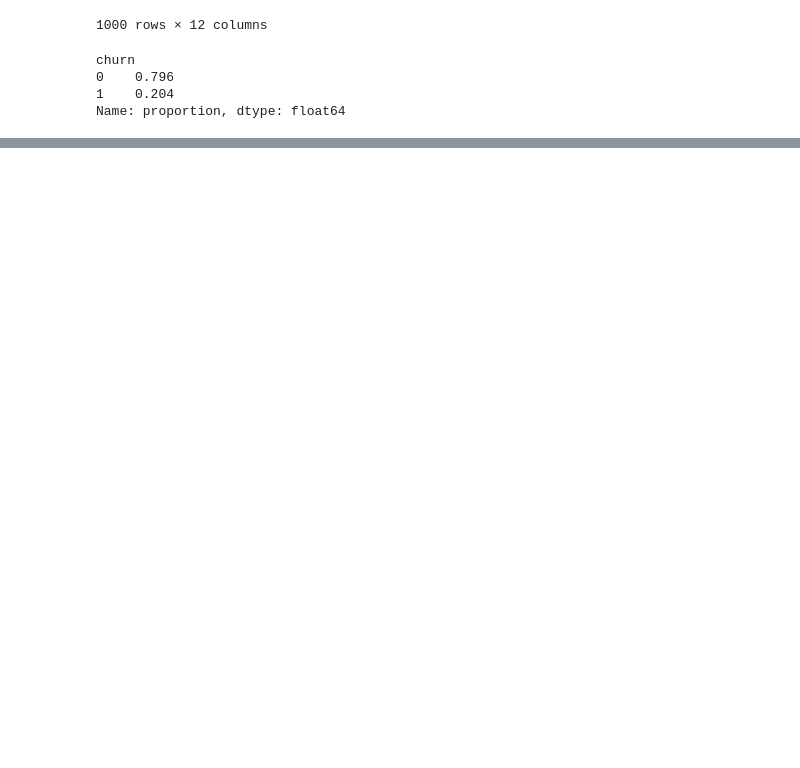
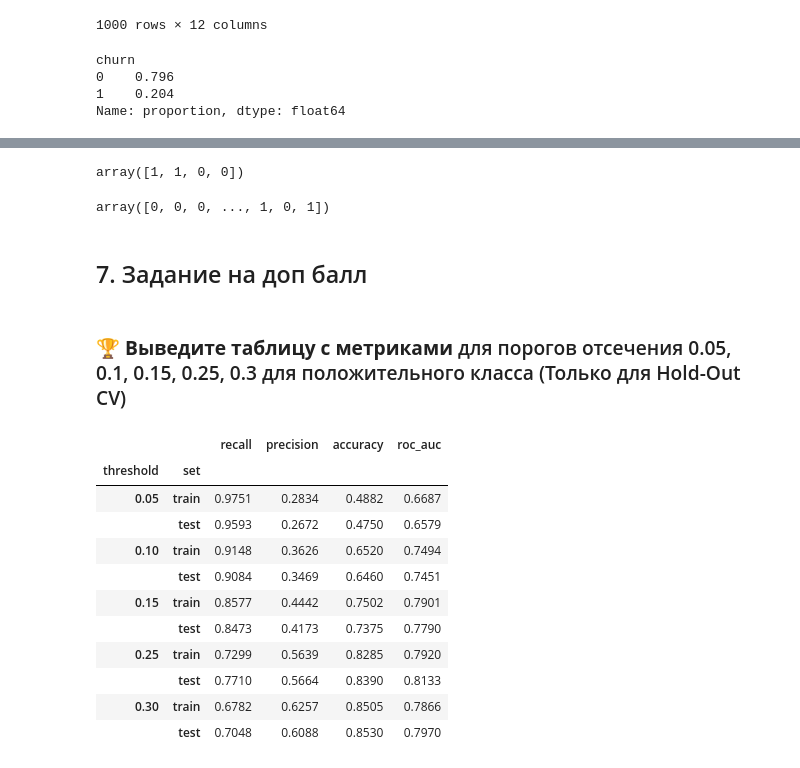
Before and after one commit to MarufIbragimov/zypl_ds, a Jupyter notebook: homework_1/homework_1.ipynb, the cells around one changed output, grey strips where cells are left out. Drawn from its saved outputs; the diff is of its cells as text; code cells hidden in the pictures; blank space fills up the shorter version.

```diff
--- a/homework_1/homework_1.ipynb
+++ b/homework_1/homework_1.ipynb
@@ -429,0 +411,55 @@ nan
+# %%
+(np.array([1,2,3,4])<3).astype(int)
+# %% [output]
+array([1, 1, 0, 0])
+# %%
+(model.predict_proba(X_train)[:, 1]>=.55).astype(int)
+# %% [output]
+array([0, 0, 0, ..., 1, 0, 1])
+# %% [markdown]
+## 7. Задание на доп балл
+# %% [markdown]
+### 🏆 **Выведите таблицу с метриками** для порогов отсечения 0.05, 0.1, 0.15, 0.25, 0.3 для положительного класса (Только для Hold-Out CV)
+# %%
+thresholds=[.05, .1, .15, .25, .3]
+thresh_results=[]
+
+for t in thresholds:
+    train_dict={}
+    test_dict={}
+
+    y_train_pred=(model.predict_proba(X_train)[:, 1]>t).astype(int)
+    y_test_pred=(model.predict_proba(X_test)[:, 1]>t).astype(int)
+
+    train_dict['threshold']=t
+    train_dict['set']='train'
+    train_dict['recall']=metrics.recall_score(y_train, y_train_pred)
+    train_dict['precision']=metrics.precision_score(y_train, y_train_pred)
+    train_dict['accuracy']=metrics.accuracy_score(y_train, y_train_pred)
+    train_dict['roc_auc']=metrics.roc_auc_score(y_train, y_train_pred)
+
+    test_dict['threshold']=t
+    test_dict['set']='test'
+    test_dict['recall']=metrics.recall_score(y_test, y_test_pred)
+    test_dict['precision']=metrics.precision_score(y_test, y_test_pred)
+    test_dict['accuracy']=metrics.accuracy_score(y_test, y_test_pred)
+    test_dict['roc_auc']=metrics.roc_auc_score(y_test, y_test_pred)
+
+    thresh_results.extend([train_dict, test_dict])
+# %%
+t_df=pd.DataFrame.from_records(thresh_results)
+# %%
+round(t_df.set_index(['threshold', 'set']), 4)
+# %% [output]
+|  |  | recall | precision | accuracy | roc_auc |
+| threshold | set |  |  |  |  |
+| 0.05 | train | 0.9751 | 0.2834 | 0.4882 | 0.6687 |
+|  | test | 0.9593 | 0.2672 | 0.4750 | 0.6579 |
+| 0.10 | train | 0.9148 | 0.3626 | 0.6520 | 0.7494 |
+|  | test | 0.9084 | 0.3469 | 0.6460 | 0.7451 |
+| 0.15 | train | 0.8577 | 0.4442 | 0.7502 | 0.7901 |
+|  | test | 0.8473 | 0.4173 | 0.7375 | 0.7790 |
+| 0.25 | train | 0.7299 | 0.5639 | 0.8285 | 0.7920 |
+|  | test | 0.7710 | 0.5664 | 0.8390 | 0.8133 |
+| 0.30 | train | 0.6782 | 0.6257 | 0.8505 | 0.7866 |
+|  | test | 0.7048 | 0.6088 | 0.8530 | 0.7970 |
```
Also changed, not shown: parts of 17 cells of this notebook, 5 other files.
